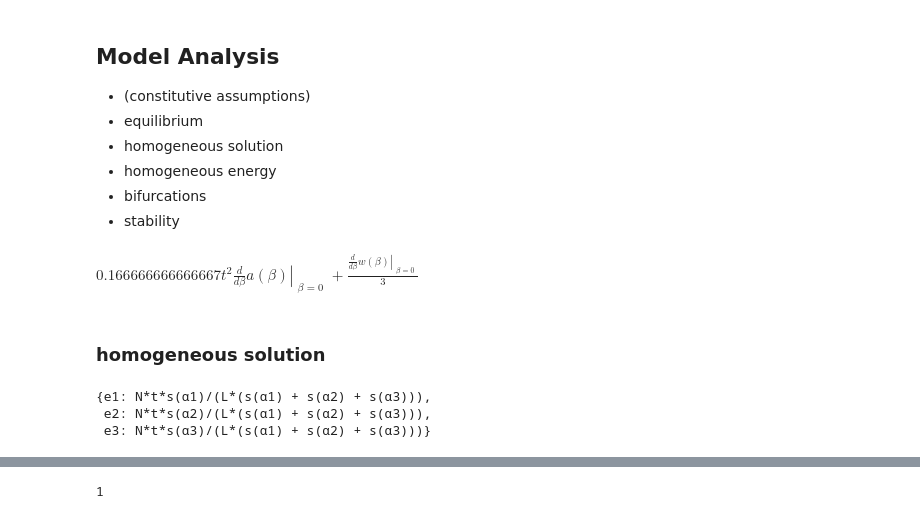
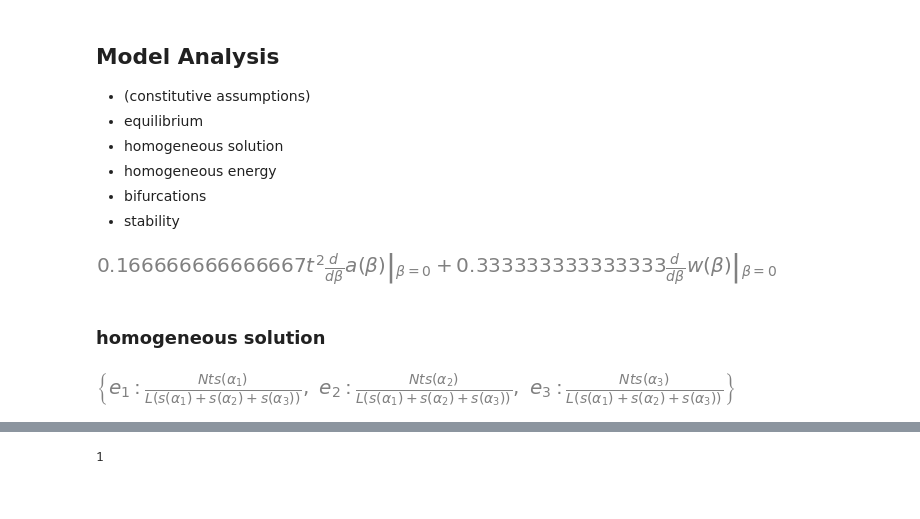
Before and after one commit to kumiori/indiscrete, a Jupyter notebook: playground/discrete-bar-symbolic.ipynb, the cells around one changed output, grey strips where cells are left out. Saved outputs shown, nothing was run; the diff lists cells and outputs as text; code cells hidden in the pictures.

```diff
--- a/playground/discrete-bar-symbolic.ipynb
+++ b/playground/discrete-bar-symbolic.ipynb
@@ -434,24 +428,19 @@ _sound
 - bifurcations
 - stability
 # %%
-atls = SymbolicDiscreteDamage(state, matpar)
+atls = SymbolicDiscreteDamage(_matpar)
 system = ModelAnalysis(atls)
 (system.criterion()).subs(_matpar)
 # %% [output]
-$\displaystyle 0.166666666666667 t^{2} \left. \frac{d}{d β} a{\left(β \right)} \right|_{\substack{ β=0 }} + \frac{\left. \frac{d}{d β} w{\left(β \right)} \right|_{\substack{ β=0 }}}{3}$
+[figure, added]
 # %% [markdown]
 ### homogeneous solution
 # %%
 _ei = system._equilirbrium_e()
-# state = model.state
-equilibrium_subs = {v[0]: v[1] for v in zip(state["e"], _ei)}
-#
-# return self.model.energy(state).subs(equilibrium_subs)
-# _ei, state,
+equilibrium_subs = {v[0]: v[1] for v in zip(system.state["e"], _ei)}
+
 equilibrium_subs
 # %% [output]
-{e1: N*t*s(α1)/(L*(s(α1) + s(α2) + s(α3))),
- e2: N*t*s(α2)/(L*(s(α1) + s(α2) + s(α3))),
- e3: N*t*s(α3)/(L*(s(α1) + s(α2) + s(α3)))}
+[figure, added]
 # %%
 system.energy_fc_alpha()
```
Also changed, not shown: parts of 28 cells of this notebook.
